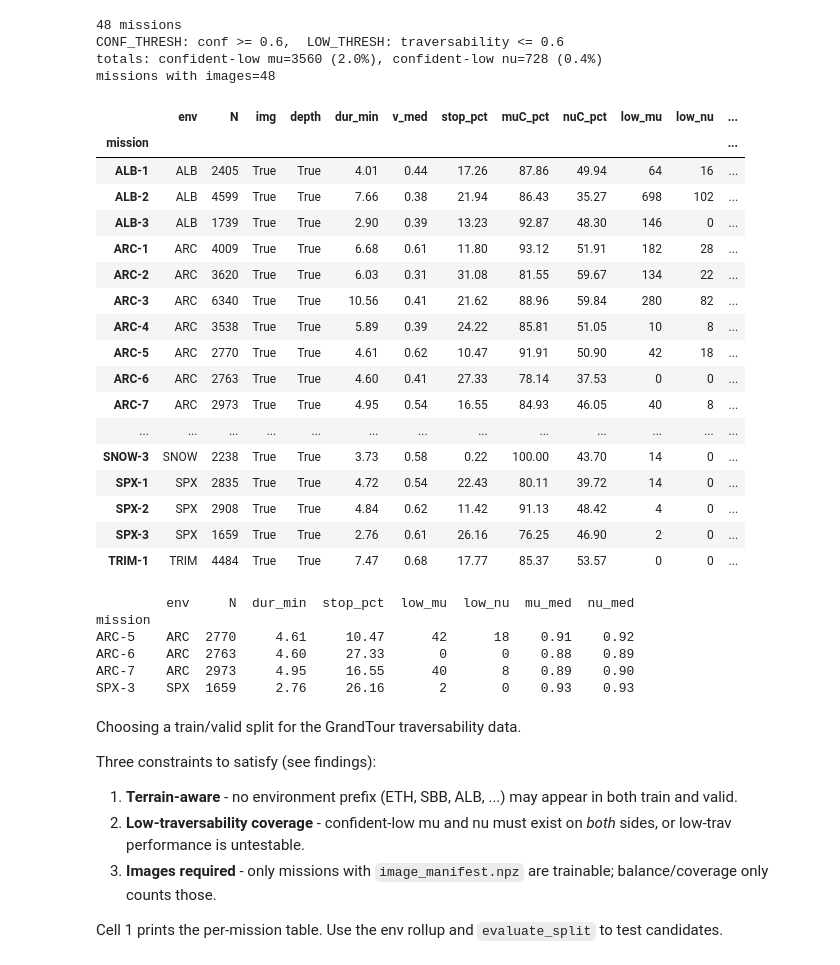
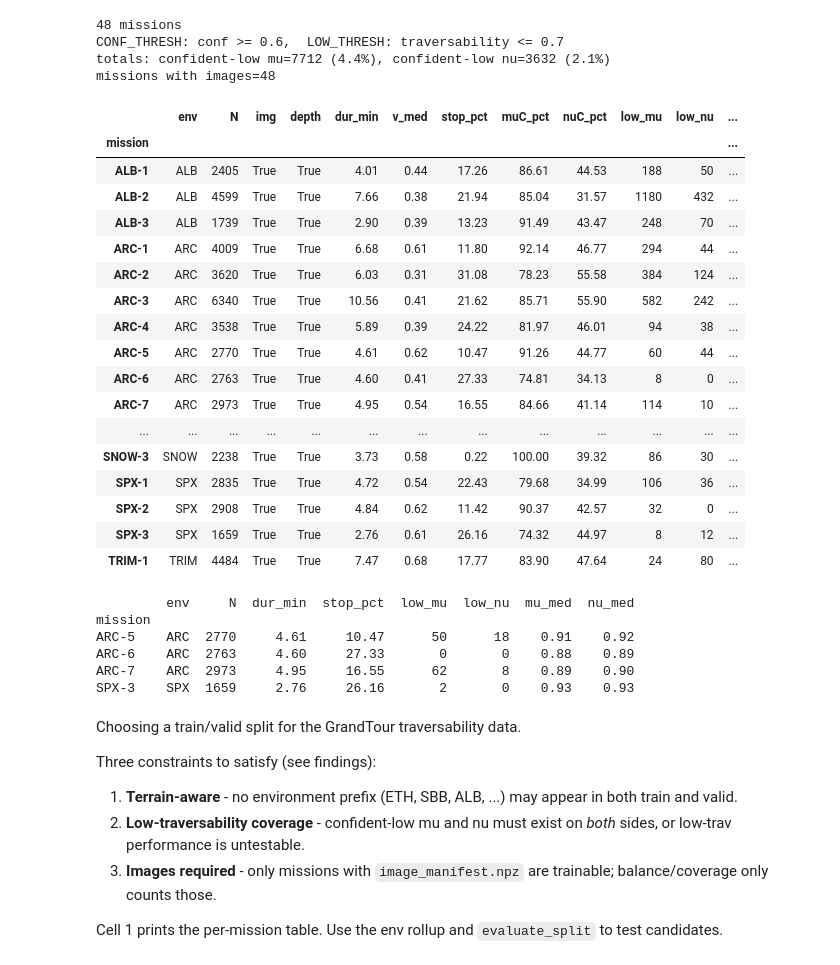
Before and after one commit to LucaMertens/master-thesis-lmertens, a Jupyter notebook: training/traversability_network/notebooks/choose_split.ipynb, the cells around one changed output. Saved outputs shown, nothing was run; the diff lists cells and outputs as text; code cells hidden in the pictures.

```diff
--- a/training/traversability_network/notebooks/choose_split.ipynb
+++ b/training/traversability_network/notebooks/choose_split.ipynb
@@ -7,7 +7,7 @@ from config.paths import EXTRACTED_ROOT, LABELS_ROOT
 from scipy.spatial.transform import Rotation as R
 
 CONF_THRESH = 0.6  # min RHE confidence to trust a mu/nu label
-LOW_THRESH = 0.6  # mu/nu at or below this counts as low traversability
+LOW_THRESH = 0.7  # mu/nu at or below this counts as low traversability
 
 pd.set_option("display.max_rows", 100)
 pd.set_option("display.width", 220)
@@ -59,51 +59,51 @@ def _stats_or_none(d: Path) -> dict | None:
         return None
     return mission_stats(d, rhe_dir)
 
 
 rows = {
     d.name: _stats_or_none(d)
     for d in sorted(EXTRACTED_ROOT.iterdir())
     if d.is_dir() and d.name not in excluded_missions
 }
 rows = {m: s for m, s in rows.items() if s is not None}
 
 df = pd.DataFrame.from_dict(rows, orient="index")
 df = df.sort_values(["env"], ascending=[True])
 df.index.name = "mission"
 
 
 print(f"{len(df)} missions")
 print(
     f"CONF_THRESH: conf >= {CONF_THRESH},  LOW_THRESH: traversability <= {LOW_THRESH}"
 )
 print(
     f"totals: confident-low mu={df.low_mu.sum()} ({df.low_mu.sum() / df.N.sum() * 100:.1f}%), confident-low nu={df.low_nu.sum()} ({df.low_nu.sum() / df.N.sum() * 100:.1f}%)"
 )
 print(f"missions with images={int(df.img.sum())}")
 df.round(2)
 # %% [output]
 48 missions
-CONF_THRESH: conf >= 0.6,  LOW_THRESH: traversability <= 0.6
-totals: confident-low mu=3560 (2.0%), confident-low nu=728 (0.4%)
+CONF_THRESH: conf >= 0.6,  LOW_THRESH: traversability <= 0.7
+totals: confident-low mu=7712 (4.4%), confident-low nu=3632 (2.1%)
 missions with images=48
 |  | env | N | img | depth | dur_min | v_med | stop_pct | muC_pct | nuC_pct | low_mu | low_nu | ... |
 | mission |  |  |  |  |  |  |  |  |  |  |  | ... |
-| ALB-1 | ALB | 2405 | True | True | 4.01 | 0.44 | 17.26 | 87.86 | 49.94 | 64 | 16 | ... |
-| ALB-2 | ALB | 4599 | True | True | 7.66 | 0.38 | 21.94 | 86.43 | 35.27 | 698 | 102 | ... |
-| ALB-3 | ALB | 1739 | True | True | 2.90 | 0.39 | 13.23 | 92.87 | 48.30 | 146 | 0 | ... |
-| ARC-1 | ARC | 4009 | True | True | 6.68 | 0.61 | 11.80 | 93.12 | 51.91 | 182 | 28 | ... |
-| ARC-2 | ARC | 3620 | True | True | 6.03 | 0.31 | 31.08 | 81.55 | 59.67 | 134 | 22 | ... |
-| ARC-3 | ARC | 6340 | True | True | 10.56 | 0.41 | 21.62 | 88.96 | 59.84 | 280 | 82 | ... |
-| ARC-4 | ARC | 3538 | True | True | 5.89 | 0.39 | 24.22 | 85.81 | 51.05 | 10 | 8 | ... |
-| ARC-5 | ARC | 2770 | True | True | 4.61 | 0.62 | 10.47 | 91.91 | 50.90 | 42 | 18 | ... |
-| ARC-6 | ARC | 2763 | True | True | 4.60 | 0.41 | 27.33 | 78.14 | 37.53 | 0 | 0 | ... |
-| ARC-7 | ARC | 2973 | True | True | 4.95 | 0.54 | 16.55 | 84.93 | 46.05 | 40 | 8 | ... |
+| ALB-1 | ALB | 2405 | True | True | 4.01 | 0.44 | 17.26 | 86.61 | 44.53 | 188 | 50 | ... |
+| ALB-2 | ALB | 4599 | True | True | 7.66 | 0.38 | 21.94 | 85.04 | 31.57 | 1180 | 432 | ... |
+| ALB-3 | ALB | 1739 | True | True | 2.90 | 0.39 | 13.23 | 91.49 | 43.47 | 248 | 70 | ... |
+| ARC-1 | ARC | 4009 | True | True | 6.68 | 0.61 | 11.80 | 92.14 | 46.77 | 294 | 44 | ... |
+| ARC-2 | ARC | 3620 | True | True | 6.03 | 0.31 | 31.08 | 78.23 | 55.58 | 384 | 124 | ... |
+| ARC-3 | ARC | 6340 | True | True | 10.56 | 0.41 | 21.62 | 85.71 | 55.90 | 582 | 242 | ... |
+| ARC-4 | ARC | 3538 | True | True | 5.89 | 0.39 | 24.22 | 81.97 | 46.01 | 94 | 38 | ... |
+| ARC-5 | ARC | 2770 | True | True | 4.61 | 0.62 | 10.47 | 91.26 | 44.77 | 60 | 44 | ... |
+| ARC-6 | ARC | 2763 | True | True | 4.60 | 0.41 | 27.33 | 74.81 | 34.13 | 8 | 0 | ... |
+| ARC-7 | ARC | 2973 | True | True | 4.95 | 0.54 | 16.55 | 84.66 | 41.14 | 114 | 10 | ... |
 | ... | ... | ... | ... | ... | ... | ... | ... | ... | ... | ... | ... | ... |
-| SNOW-3 | SNOW | 2238 | True | True | 3.73 | 0.58 | 0.22 | 100.00 | 43.70 | 14 | 0 | ... |
-| SPX-1 | SPX | 2835 | True | True | 4.72 | 0.54 | 22.43 | 80.11 | 39.72 | 14 | 0 | ... |
-| SPX-2 | SPX | 2908 | True | True | 4.84 | 0.62 | 11.42 | 91.13 | 48.42 | 4 | 0 | ... |
-| SPX-3 | SPX | 1659 | True | True | 2.76 | 0.61 | 26.16 | 76.25 | 46.90 | 2 | 0 | ... |
-| TRIM-1 | TRIM | 4484 | True | True | 7.47 | 0.68 | 17.77 | 85.37 | 53.57 | 0 | 0 | ... |
+| SNOW-3 | SNOW | 2238 | True | True | 3.73 | 0.58 | 0.22 | 100.00 | 39.32 | 86 | 30 | ... |
+| SPX-1 | SPX | 2835 | True | True | 4.72 | 0.54 | 22.43 | 79.68 | 34.99 | 106 | 36 | ... |
+| SPX-2 | SPX | 2908 | True | True | 4.84 | 0.62 | 11.42 | 90.37 | 42.57 | 32 | 0 | ... |
+| SPX-3 | SPX | 1659 | True | True | 2.76 | 0.61 | 26.16 | 74.32 | 44.97 | 8 | 12 | ... |
+| TRIM-1 | TRIM | 4484 | True | True | 7.47 | 0.68 | 17.77 | 83.90 | 47.64 | 24 | 80 | ... |
 # %%
 red_tint_missions = ["ARC-5", "ARC-6", "ARC-7", "SPX-3"]
 
@@ -120,9 +120,9 @@ print(df_red_tint.round(2))
 # %% [output]
          env     N  dur_min  stop_pct  low_mu  low_nu  mu_med  nu_med
 mission
-ARC-5    ARC  2770     4.61     10.47      42      18    0.91    0.92
+ARC-5    ARC  2770     4.61     10.47      50      18    0.91    0.92
 ARC-6    ARC  2763     4.60     27.33       0       0    0.88    0.89
-ARC-7    ARC  2973     4.95     16.55      40       8    0.89    0.90
+ARC-7    ARC  2973     4.95     16.55      62       8    0.89    0.90
 SPX-3    SPX  1659     2.76     26.16       2       0    0.93    0.93
 # %% [markdown]
 Choosing a train/valid split for the GrandTour traversability data.
```
Also changed, not shown: parts of 2 cells of this notebook, 8 other files.
